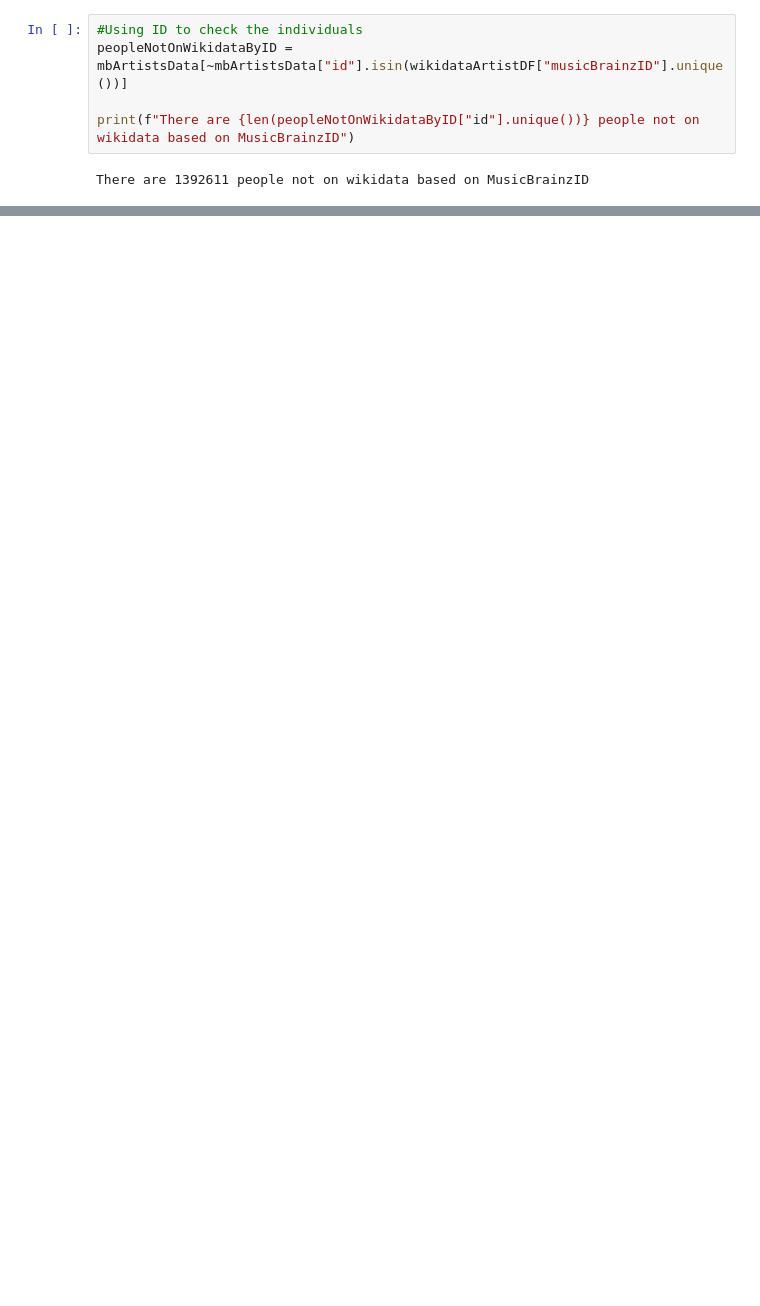
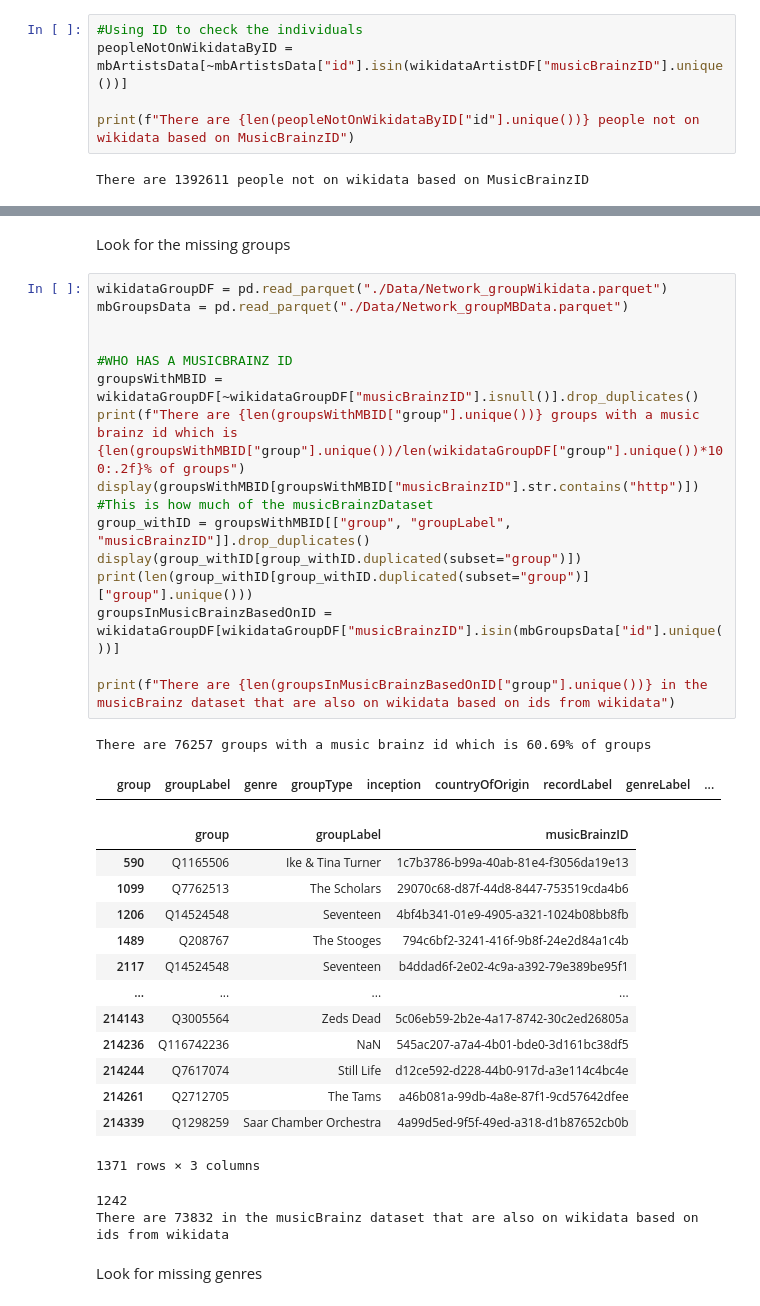
Before and after one commit to malik-files/MScDiss_IGASTNBK_, a Jupyter notebook: Main Code/gaps_wikidata_mb.ipynb, the cells around one changed output, grey strips where cells are left out. Cells and saved outputs as stored; diff of their text form; blank space fills up the shorter version.

```diff
--- a/Main Code/gaps_wikidata_mb.ipynb
+++ b/Main Code/gaps_wikidata_mb.ipynb
@@ -57,2 +71,40 @@ There are 1332520 people not on wikidata based on name
+# %% [markdown]
+Look for the missing groups
+# %%
+wikidataGroupDF = pd.read_parquet("./Data/Network_groupWikidata.parquet")
+mbGroupsData = pd.read_parquet("./Data/Network_groupMBData.parquet")
+
+
+#WHO HAS A MUSICBRAINZ ID
+groupsWithMBID = wikidataGroupDF[~wikidataGroupDF["musicBrainzID"].isnull()].drop_duplicates()
+print(f"There are {len(groupsWithMBID["group"].unique())} groups with a music brainz id which is {len(groupsWithMBID["group"].unique())/len(wikidataGroupDF["group"].unique())*100:.2f}% of groups")
+display(groupsWithMBID[groupsWithMBID["musicBrainzID"].str.contains("http")])
+#This is how much of the musicBrainzDataset
+group_withID = groupsWithMBID[["group", "groupLabel", "musicBrainzID"]].drop_duplicates()
+display(group_withID[group_withID.duplicated(subset="group")])
+print(len(group_withID[group_withID.duplicated(subset="group")]["group"].unique()))
+groupsInMusicBrainzBasedOnID = wikidataGroupDF[wikidataGroupDF["musicBrainzID"].isin(mbGroupsData["id"].unique())]
+
+print(f"There are {len(groupsInMusicBrainzBasedOnID["group"].unique())} in the musicBrainz dataset that are also on wikidata based on ids from wikidata")
+# %% [output]
+There are 76257 groups with a music brainz id which is 60.69% of groups
+|  | group | groupLabel | genre | groupType | inception | countryOfOrigin | recordLabel | genreLabel | ... |
+|  | group | groupLabel | musicBrainzID |
+| 590 | Q1165506 | Ike & Tina Turner | 1c7b3786-b99a-40ab-81e4-f3056da19e13 |
+| 1099 | Q7762513 | The Scholars | 29070c68-d87f-44d8-8447-753519cda4b6 |
+| 1206 | Q14524548 | Seventeen | 4bf4b341-01e9-4905-a321-1024b08bb8fb |
+| 1489 | Q208767 | The Stooges | 794c6bf2-3241-416f-9b8f-24e2d84a1c4b |
+| 2117 | Q14524548 | Seventeen | b4ddad6f-2e02-4c9a-a392-79e389be95f1 |
+| ... | ... | ... | ... |
+| 214143 | Q3005564 | Zeds Dead | 5c06eb59-2b2e-4a17-8742-30c2ed26805a |
+| 214236 | Q116742236 | NaN | 545ac207-a7a4-4b01-bde0-3d161bc38df5 |
+| 214244 | Q7617074 | Still Life | d12ce592-d228-44b0-917d-a3e114c4bc4e |
+| 214261 | Q2712705 | The Tams | a46b081a-99db-4a8e-87f1-9cd57642dfee |
+| 214339 | Q1298259 | Saar Chamber Orchestra | 4a99d5ed-9f5f-49ed-a318-d1b87652cb0b |
+1371 rows × 3 columns
+1242
+There are 73832 in the musicBrainz dataset that are also on wikidata based on ids from wikidata
+# %% [markdown]
+Look for missing genres
 # %%
 #What are the missing genres
```
Also changed, not shown: parts of 12 cells of this notebook, 4 other files.
